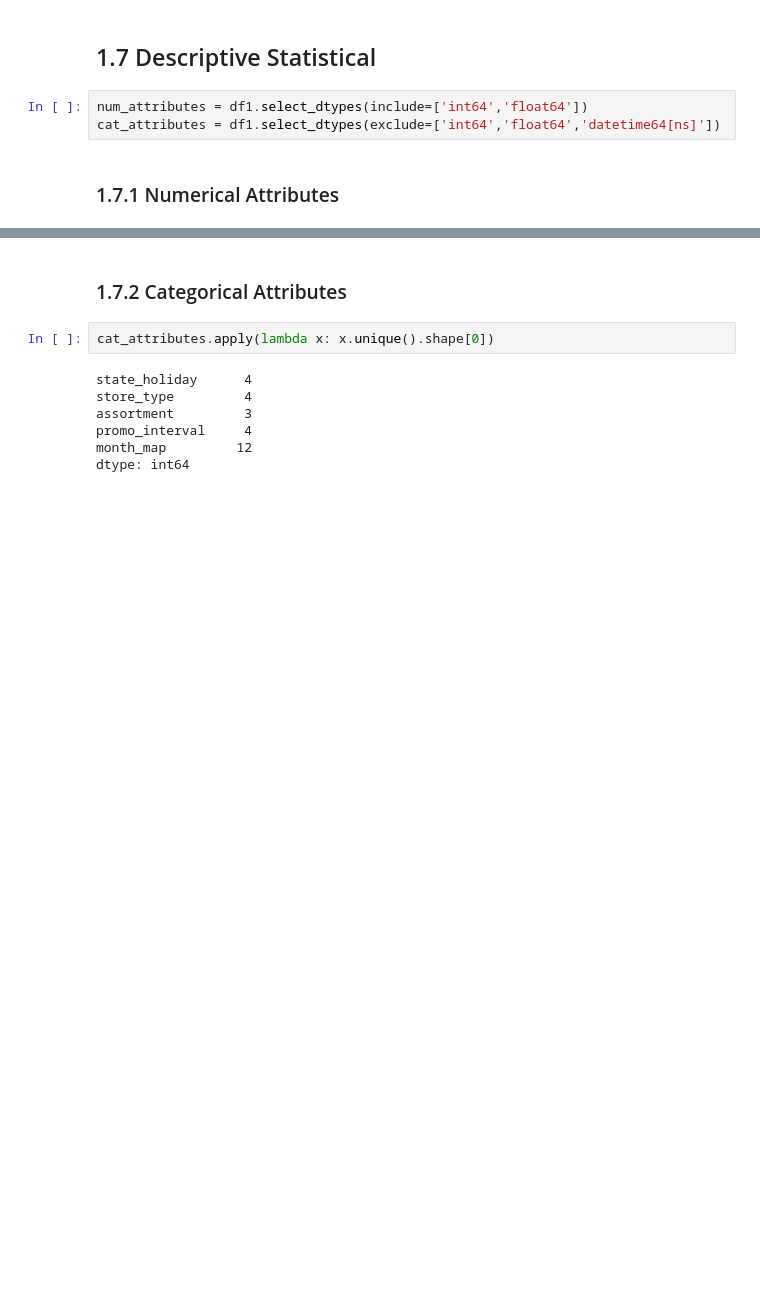
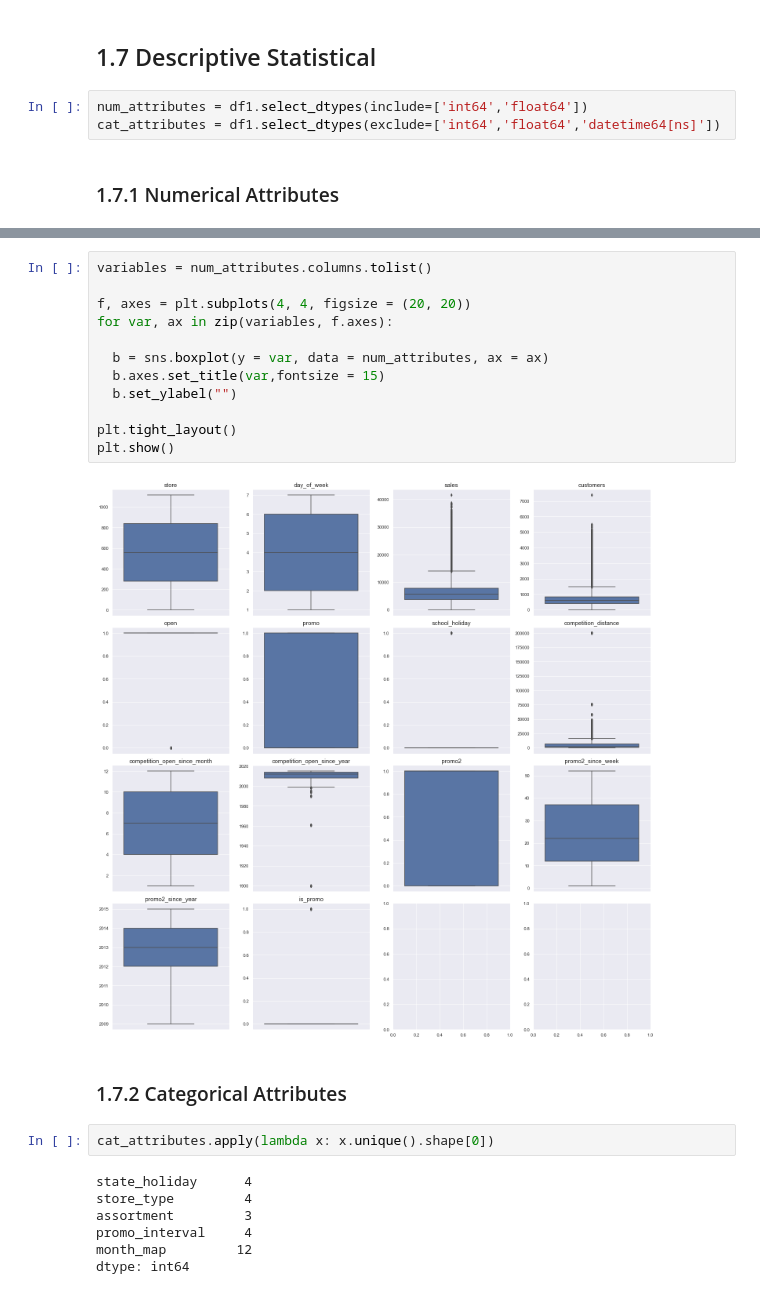
Before and after one commit to brunosantos4/Rossmann-Store-Sales, a Jupyter notebook: Projeto_teste.ipynb, the cells around one changed output, grey strips where cells are left out. Drawn from its saved outputs; the diff is of its cells as text; blank space fills up the shorter version.

Commit message:
data preparation is done

```diff
--- a/Projeto_teste.ipynb
+++ b/Projeto_teste.ipynb
@@ -277,3 +296,17 @@ sns.distplot(df1['competition_distance'])
+# %%
+variables = num_attributes.columns.tolist()
+
+f, axes = plt.subplots(4, 4, figsize = (20, 20))
+for var, ax in zip(variables, f.axes):
+
+  b = sns.boxplot(y = var, data = num_attributes, ax = ax)
+  b.axes.set_title(var,fontsize = 15)
+  b.set_ylabel("")
+
+plt.tight_layout()
+plt.show()
+# %% [output]
+[figure, added]
 # %% [markdown]
 ### 1.7.2 Categorical Attributes
 # %%
```
Also changed, not shown: parts of 42 cells of this notebook.
